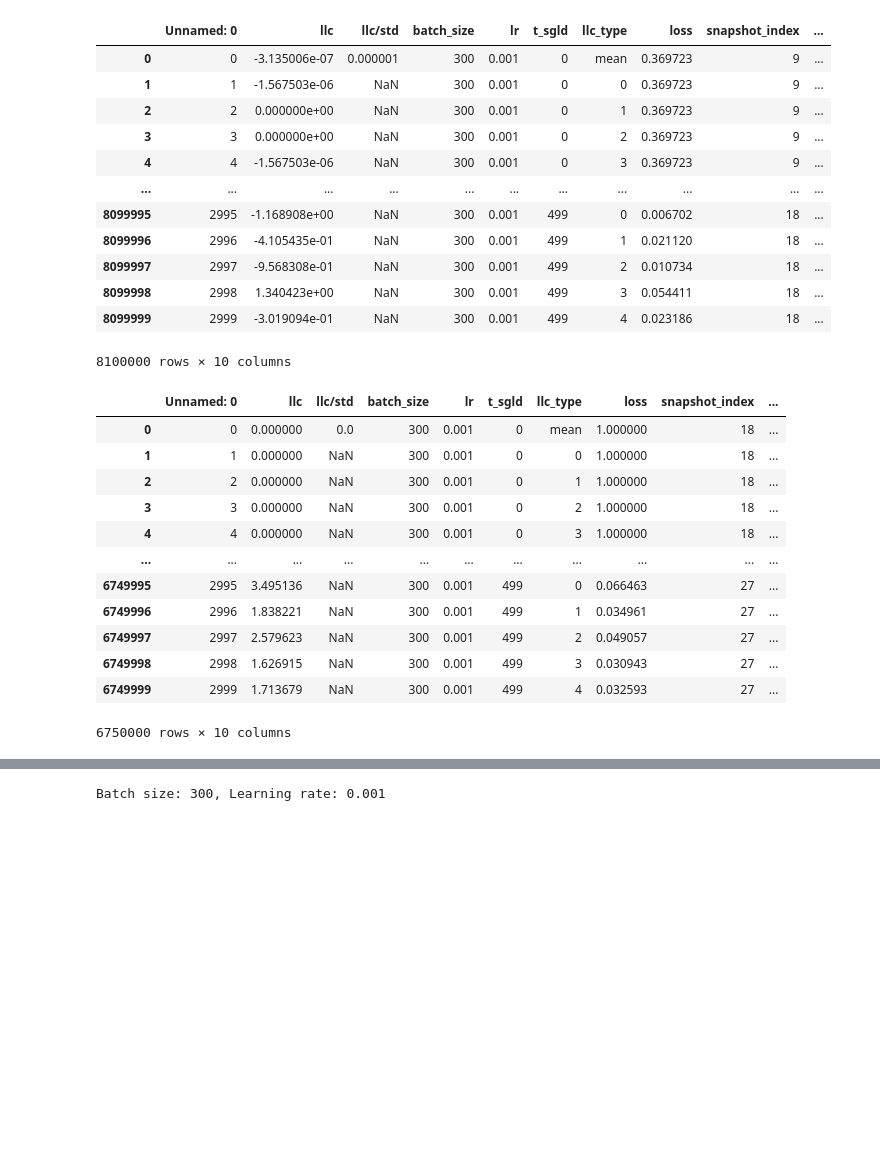
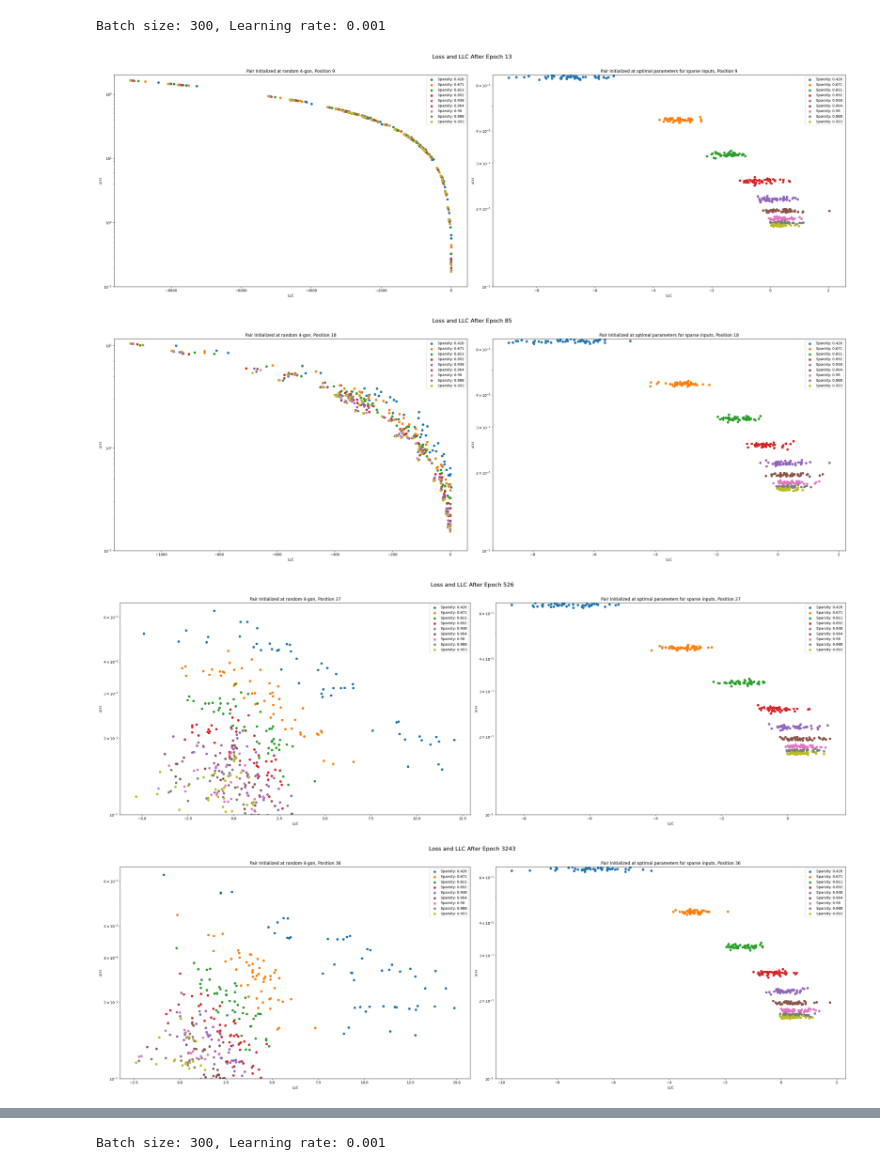
Before and after one commit to anogassis/tms-sparsity, a Jupyter notebook: notebooks/visualize_experiments.ipynb, the cells around one changed output, grey strips where cells are left out. Cells and saved outputs as stored; diff of their text form; code cells hidden in the pictures; blank space fills up the shorter version.

```diff
--- a/notebooks/visualize_experiments.ipynb
+++ b/notebooks/visualize_experiments.ipynb
@@ -111,35 +87,3 @@ def compare_dataframes_and_results(df_results_pairs, positions = [9, 18, 27, 36,
             plt.subplots_adjust(top=0.9)
             #plt.savefig(f'../results/loss_vs_llc_epoch_{steps[position]}')
             plt.show()
-# %%
-llc_estimates
-# %% [output]
-|  | Unnamed: 0 | llc | llc/std | batch_size | lr | t_sgld | llc_type | loss | snapshot_index | ... |
-| 0 | 0 | -3.135006e-07 | 0.000001 | 300 | 0.001 | 0 | mean | 0.369723 | 9 | ... |
-| 1 | 1 | -1.567503e-06 | NaN | 300 | 0.001 | 0 | 0 | 0.369723 | 9 | ... |
-| 2 | 2 | 0.000000e+00 | NaN | 300 | 0.001 | 0 | 1 | 0.369723 | 9 | ... |
-| 3 | 3 | 0.000000e+00 | NaN | 300 | 0.001 | 0 | 2 | 0.369723 | 9 | ... |
-| 4 | 4 | -1.567503e-06 | NaN | 300 | 0.001 | 0 | 3 | 0.369723 | 9 | ... |
-| ... | ... | ... | ... | ... | ... | ... | ... | ... | ... | ... |
-| 8099995 | 2995 | -1.168908e+00 | NaN | 300 | 0.001 | 499 | 0 | 0.006702 | 18 | ... |
-| 8099996 | 2996 | -4.105435e-01 | NaN | 300 | 0.001 | 499 | 1 | 0.021120 | 18 | ... |
-| 8099997 | 2997 | -9.568308e-01 | NaN | 300 | 0.001 | 499 | 2 | 0.010734 | 18 | ... |
-| 8099998 | 2998 | 1.340423e+00 | NaN | 300 | 0.001 | 499 | 3 | 0.054411 | 18 | ... |
-| 8099999 | 2999 | -3.019094e-01 | NaN | 300 | 0.001 | 499 | 4 | 0.023186 | 18 | ... |
-8100000 rows × 10 columns
-# %%
-llc_estimates2
-# %% [output]
-|  | Unnamed: 0 | llc | llc/std | batch_size | lr | t_sgld | llc_type | loss | snapshot_index | ... |
-| 0 | 0 | 0.000000 | 0.0 | 300 | 0.001 | 0 | mean | 1.000000 | 18 | ... |
-| 1 | 1 | 0.000000 | NaN | 300 | 0.001 | 0 | 0 | 1.000000 | 18 | ... |
-| 2 | 2 | 0.000000 | NaN | 300 | 0.001 | 0 | 1 | 1.000000 | 18 | ... |
-| 3 | 3 | 0.000000 | NaN | 300 | 0.001 | 0 | 2 | 1.000000 | 18 | ... |
-| 4 | 4 | 0.000000 | NaN | 300 | 0.001 | 0 | 3 | 1.000000 | 18 | ... |
-| ... | ... | ... | ... | ... | ... | ... | ... | ... | ... | ... |
-| 6749995 | 2995 | 3.495136 | NaN | 300 | 0.001 | 499 | 0 | 0.066463 | 27 | ... |
-| 6749996 | 2996 | 1.838221 | NaN | 300 | 0.001 | 499 | 1 | 0.034961 | 27 | ... |
-| 6749997 | 2997 | 2.579623 | NaN | 300 | 0.001 | 499 | 2 | 0.049057 | 27 | ... |
-| 6749998 | 2998 | 1.626915 | NaN | 300 | 0.001 | 499 | 3 | 0.030943 | 27 | ... |
-| 6749999 | 2999 | 1.713679 | NaN | 300 | 0.001 | 499 | 4 | 0.032593 | 27 | ... |
-6750000 rows × 10 columns
@@ -148,0 +93,8 @@ high_sparsity2 = llc_estimates2[llc_estimates2['index'] >= 400]
+# %%
+compare_dataframes_and_results([(llc_estimates_1_13, results_1_13), (llc_estimates_1_14, results_1_14)], hyperparam_combos=[(300, 0.001)], y_scale="log", ymin=1e-1)
+# %% [output]
+Batch size: 300, Learning rate: 0.001
+[figure, added]
+[figure, added]
+[figure, added]
+[figure, added]
```
Also changed, not shown: parts of 27 cells of this notebook, 2 other files.
